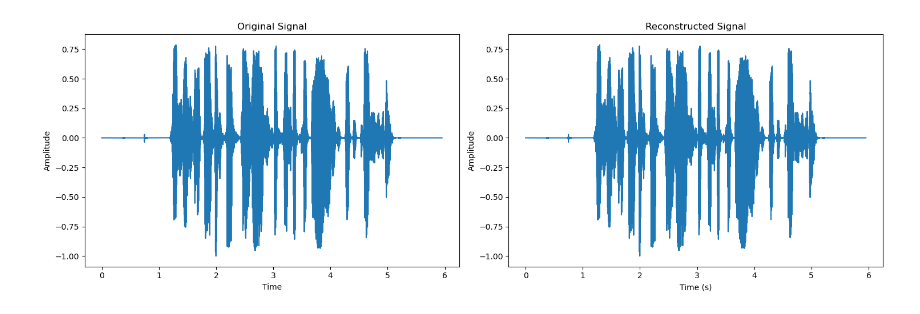
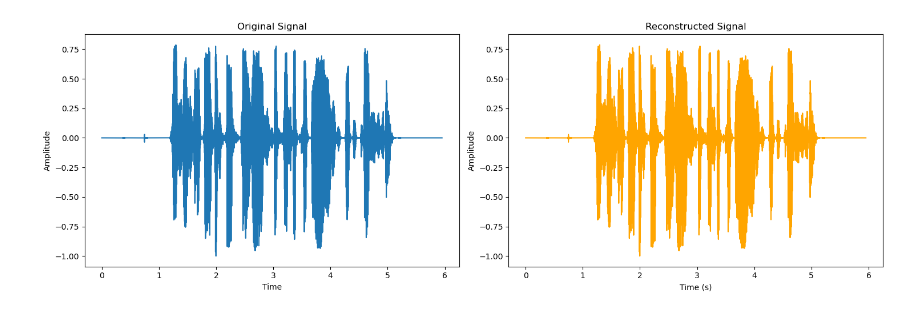
Before and after one commit to Varun9666/AI-in-Speech-Processing, a Jupyter notebook: Lab-4/21102_lab_4.ipynb, the cells around one changed output. Drawn from its saved outputs; the diff is of its cells as text; code cells hidden in the pictures.

```diff
--- a/Lab-4/21102_lab_4.ipynb
+++ b/Lab-4/21102_lab_4.ipynb
@@ -38,20 +35,23 @@ time_domain = time_domain[:len(signal)]
 # %%
+#A2
+time_domain = np.fft.ifft(fft_data)
+time_domain = time_domain[:len(signal)]
 time = np.linspace(0, len(signal)/sr, len(signal))
 plt.figure(figsize=(15, 5))
 
 plt.subplot(1, 2, 1)
 plt.plot(time,signal)
 plt.xlabel("Time")
 plt.ylabel("Amplitude")
 plt.title("Original Signal")
 
 plt.subplot(1, 2, 2)
-plt.plot(time, time_domain)
+plt.plot(time, time_domain,color = "orange")
 plt.xlabel("Time (s)")
 plt.ylabel("Amplitude")
 plt.title("Reconstructed Signal")
 
 plt.tight_layout()
 plt.show()
 # %% [output]
-[figure, old version]
+[figure, new version]
```
Also changed, not shown: parts of 7 cells of this notebook.
